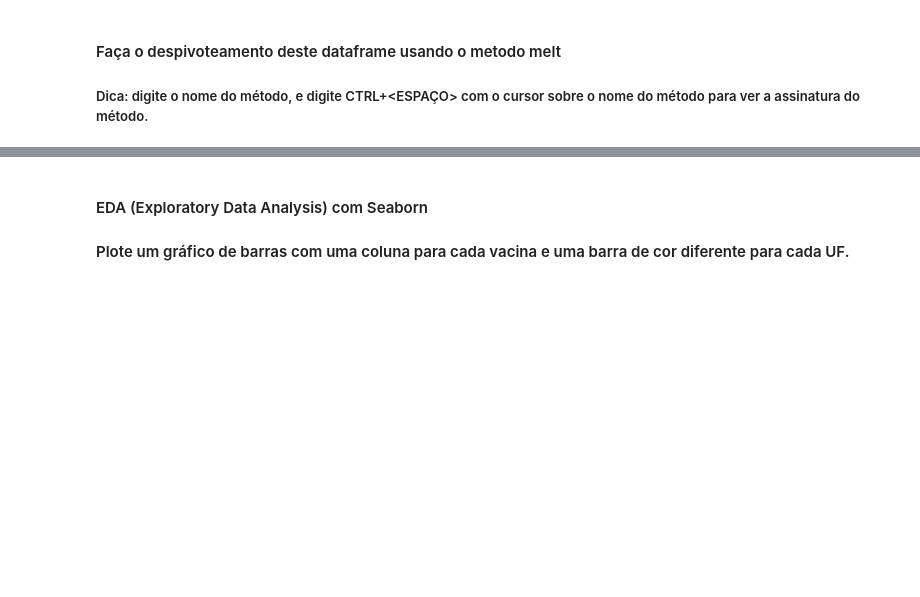
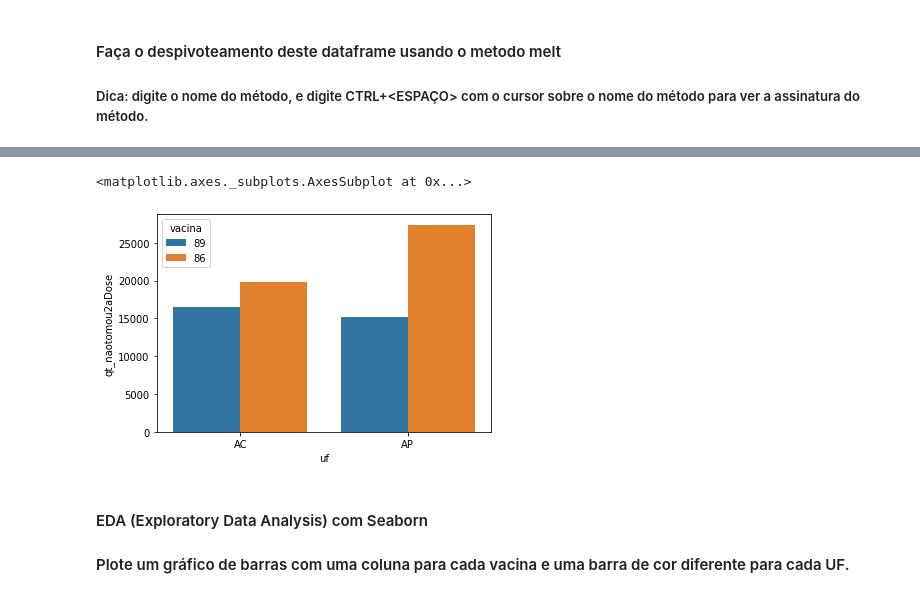
Before and after one commit to alexlopespereira/enapespcd2021, a Jupyter notebook: D9/Notebooks/Aula2_Bigquery_DataStudio.ipynb, the cells around one changed output, grey strips where cells are left out. Drawn from its saved outputs; the diff is of its cells as text; code cells hidden in the pictures; blank space fills up the shorter version.

```diff
--- a/D9/Notebooks/Aula2_Bigquery_DataStudio.ipynb
+++ b/D9/Notebooks/Aula2_Bigquery_DataStudio.ipynb
@@ -163,3 +171,9 @@ df_pivoted.melt(id_vars=['uf'], value_vars=['85', '86', '87'], value_name='qt_na
+# %%
+import seaborn as sns
+sns.barplot(x='uf', y='qt_naotomou2aDose', hue='vacina', data=df_melt)
+# %% [output]
+<matplotlib.axes._subplots.AxesSubplot at 0x...>
+[figure, added]
 # %% [markdown]
 #### EDA (Exploratory Data Analysis) com Seaborn
 #### Plote um gráfico de barras com uma coluna para cada vacina e uma barra de cor diferente para cada UF.
```
Also changed, not shown: parts of 6 cells of this notebook, 2 other files.
